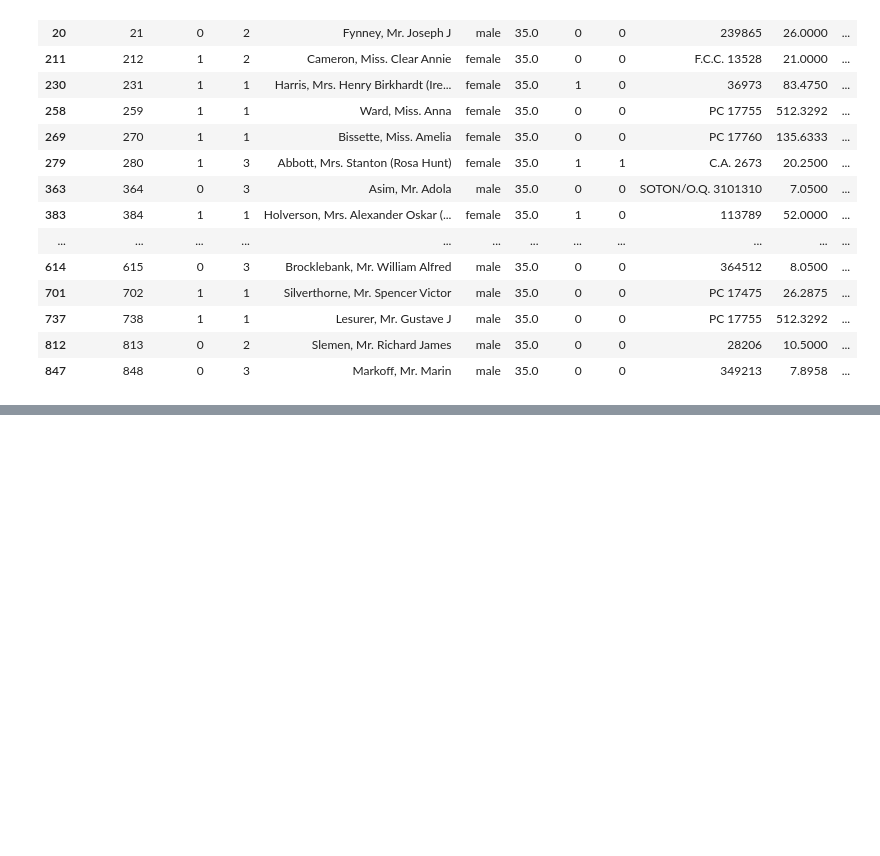
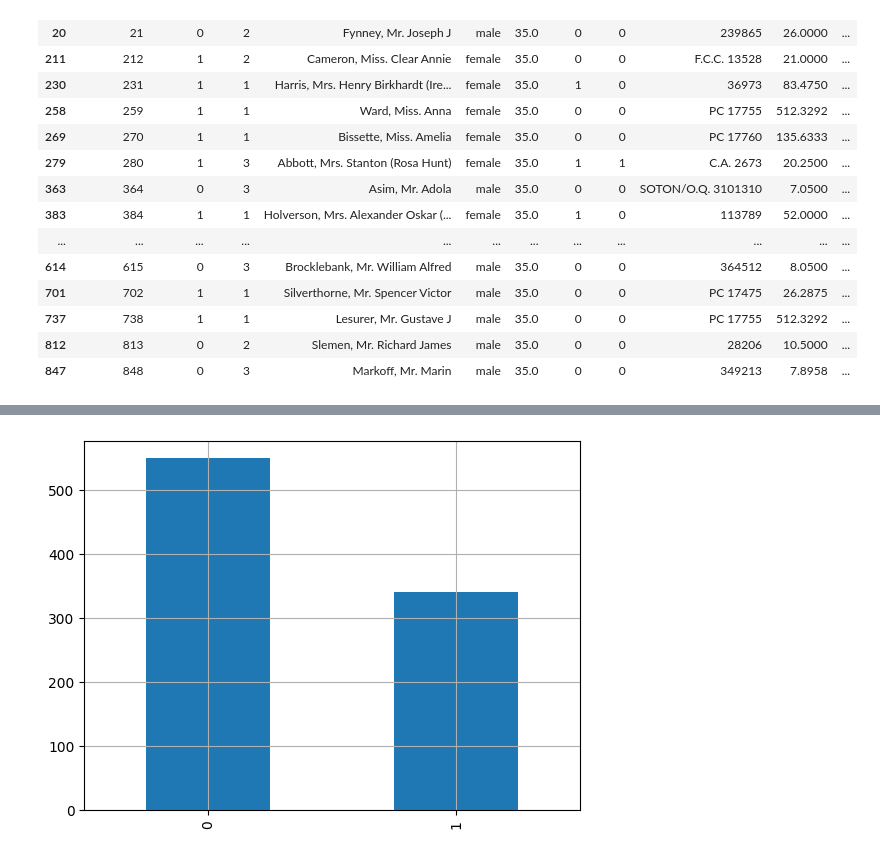
Before and after one commit to sujataprasad01/ML-Logistic-Regression-Titanic-Survival-Dataset-, a Jupyter notebook: Logistic_Regression_(Titanic_Survival_Dataset).ipynb, the cells around one changed output, grey strips where cells are left out. Cells and saved outputs as stored; diff of their text form; code cells hidden in the pictures; blank space fills up the shorter version.

```diff
--- a/Logistic_Regression_(Titanic_Survival_Dataset).ipynb
+++ b/Logistic_Regression_(Titanic_Survival_Dataset).ipynb
@@ -368,0 +492,5 @@ df[df.Age==35.0]
+# %%
+df.Survived.value_counts().plot.bar(df.Survived)
+plt.grid()
+# %% [output]
+[figure, added]
```
Also changed, not shown: parts of 20 cells of this notebook.
